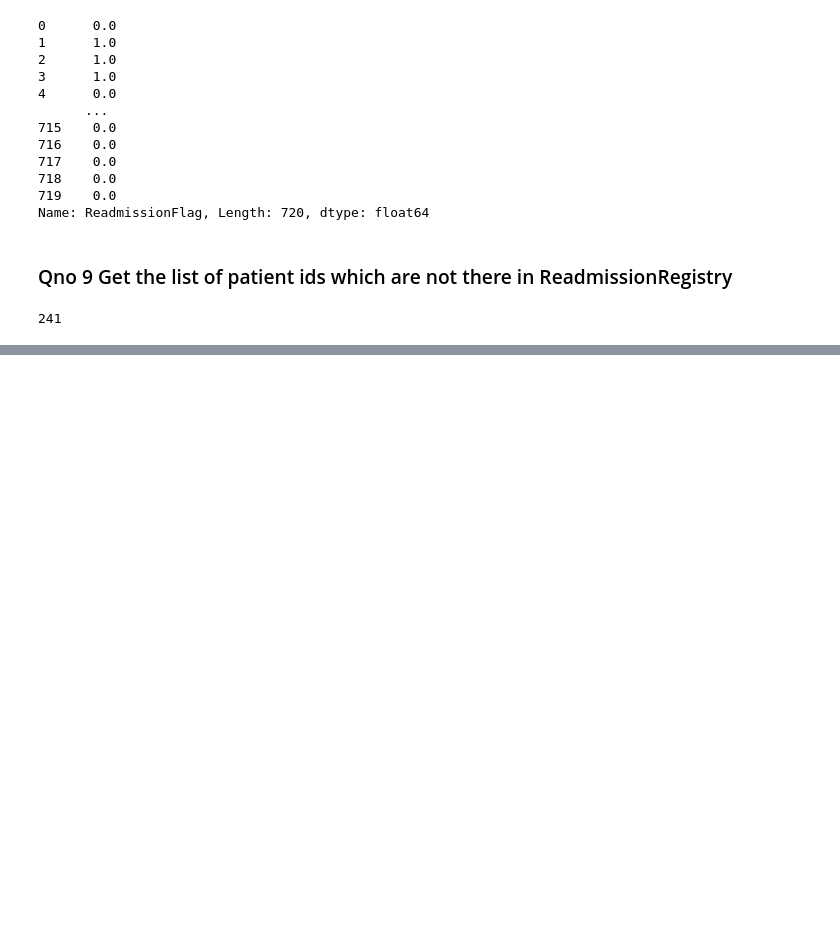
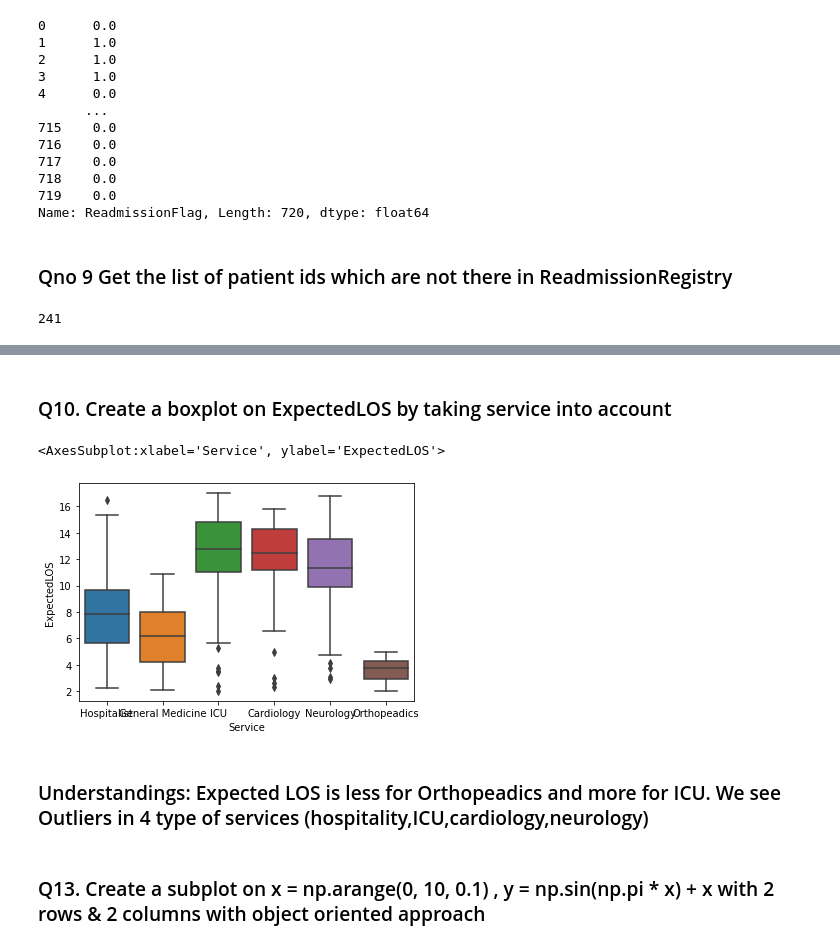
Before and after one commit to sita47/BuddingNinjas_PythonHackathon, a Jupyter notebook: kkpythonhackathon-checkpoint.ipynb, the cells around one changed output, grey strips where cells are left out. Drawn from its saved outputs; the diff is of its cells as text; code cells hidden in the pictures; blank space fills up the shorter version.

```diff
--- a/kkpythonhackathon-checkpoint.ipynb
+++ b/kkpythonhackathon-checkpoint.ipynb
@@ -148,0 +190,2 @@ Name: PatientID, Length: 241, dtype: int64
+# %% [markdown]
+### Q10. Create a boxplot on ExpectedLOS by taking service into account
@@ -148,0 +196,11 @@ Name: PatientID, Length: 241, dtype: int64
+# %%
+Readmission_df = pd.read_excel('HospitalDatabase.xlsx','ReAdmissionRegistry')
+# %%
+sns.boxplot(x='Service',y='ExpectedLOS',data=Readmission_df)
+# %% [output]
+<AxesSubplot:xlabel='Service', ylabel='ExpectedLOS'>
+[figure, added]
+# %% [markdown]
+### Understandings: Expected LOS is less for Orthopeadics and more for ICU. We see Outliers in 4 type of services (hospitality,ICU,cardiology,neurology)
+# %% [markdown]
+### Q13. Create a subplot on x = np.arange(0, 10, 0.1) , y = np.sin(np.pi * x) + x  with 2 rows & 2 columns with object oriented approach
```
Also changed, not shown: parts of 46 cells of this notebook.
